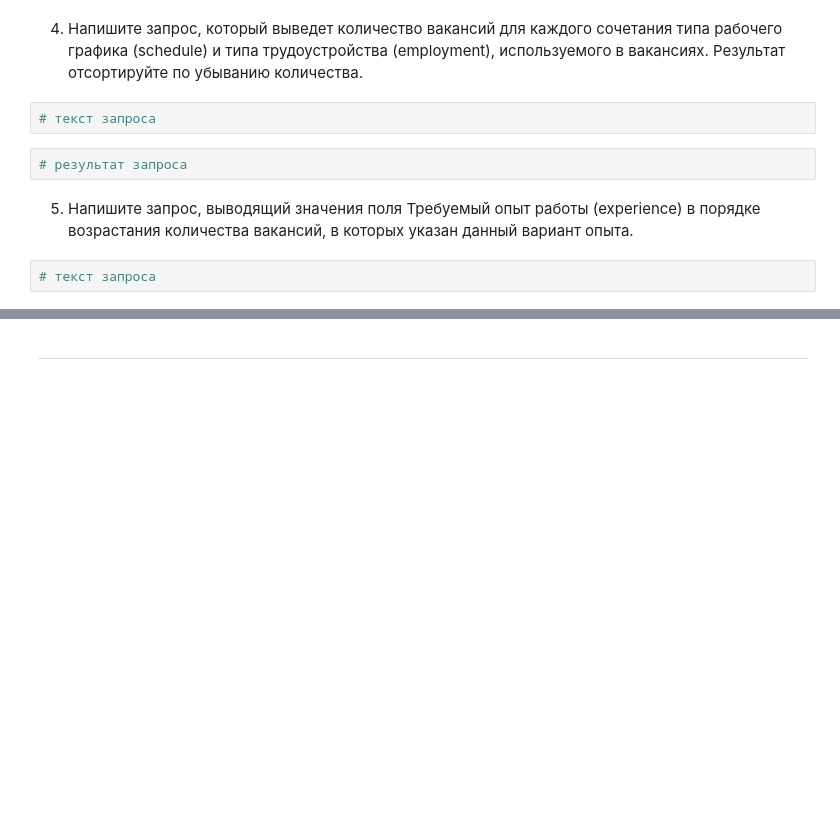
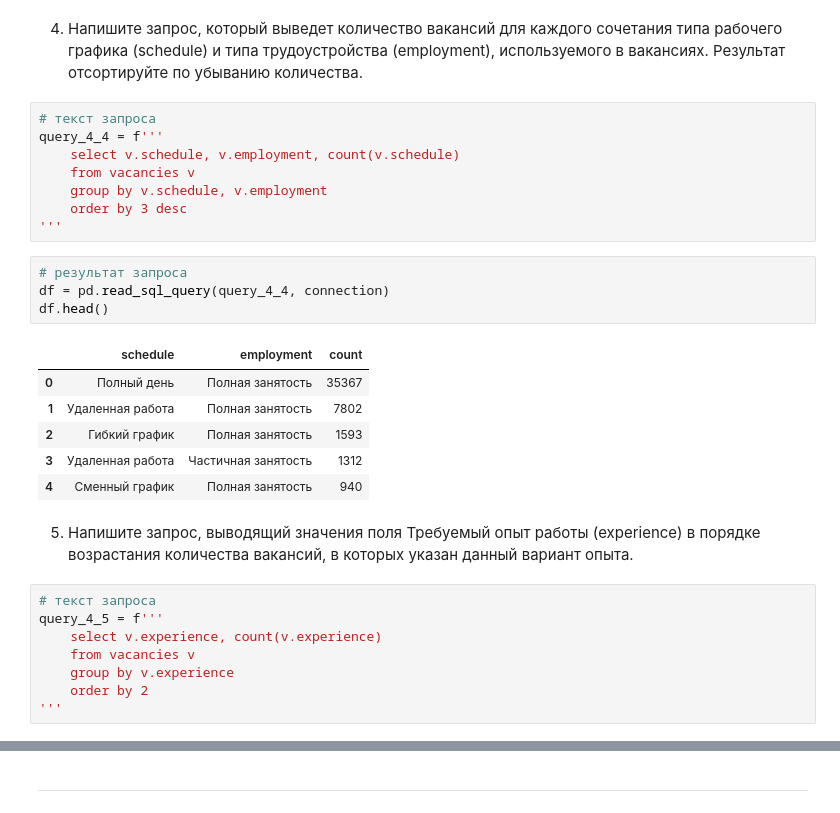
Before and after one commit to chingachguk1977/DST-HeadHunter-Pjt-2--SQL, a Jupyter notebook: SF_DST_Project2_SQL.ipynb, the cells around one changed output, grey strips where cells are left out. Drawn from its saved outputs; the diff is of its cells as text; blank space fills up the shorter version.

```diff
--- a/SF_DST_Project2_SQL.ipynb
+++ b/SF_DST_Project2_SQL.ipynb
@@ -121,11 +183,32 @@ df
 4. Напишите запрос, который выведет количество вакансий для каждого сочетания типа рабочего графика (schedule) и типа трудоустройства (employment), используемого в вакансиях. Результат отсортируйте по убыванию количества.
 # %%
 # текст запроса
+query_4_4 = f'''
+    select v.schedule, v.employment, count(v.schedule)
+    from vacancies v
+    group by v.schedule, v.employment
+    order by 3 desc
+'''
 # %%
 # результат запроса
+df = pd.read_sql_query(query_4_4, connection)
+df.head()
+# %% [output]
+|  | schedule | employment | count |
+| 0 | Полный день | Полная занятость | 35367 |
+| 1 | Удаленная работа | Полная занятость | 7802 |
+| 2 | Гибкий график | Полная занятость | 1593 |
+| 3 | Удаленная работа | Частичная занятость | 1312 |
+| 4 | Сменный график | Полная занятость | 940 |
 # %% [markdown]
 5. Напишите запрос, выводящий значения поля Требуемый опыт работы (experience) в порядке возрастания количества вакансий, в которых указан данный вариант опыта.
 # %%
 # текст запроса
+query_4_5 = f'''
+    select v.experience, count(v.experience)
+    from vacancies v
+    group by v.experience
+    order by 2
+'''
 # %%
 # результат запроса
```
Also changed, not shown: parts of 19 cells of this notebook.
